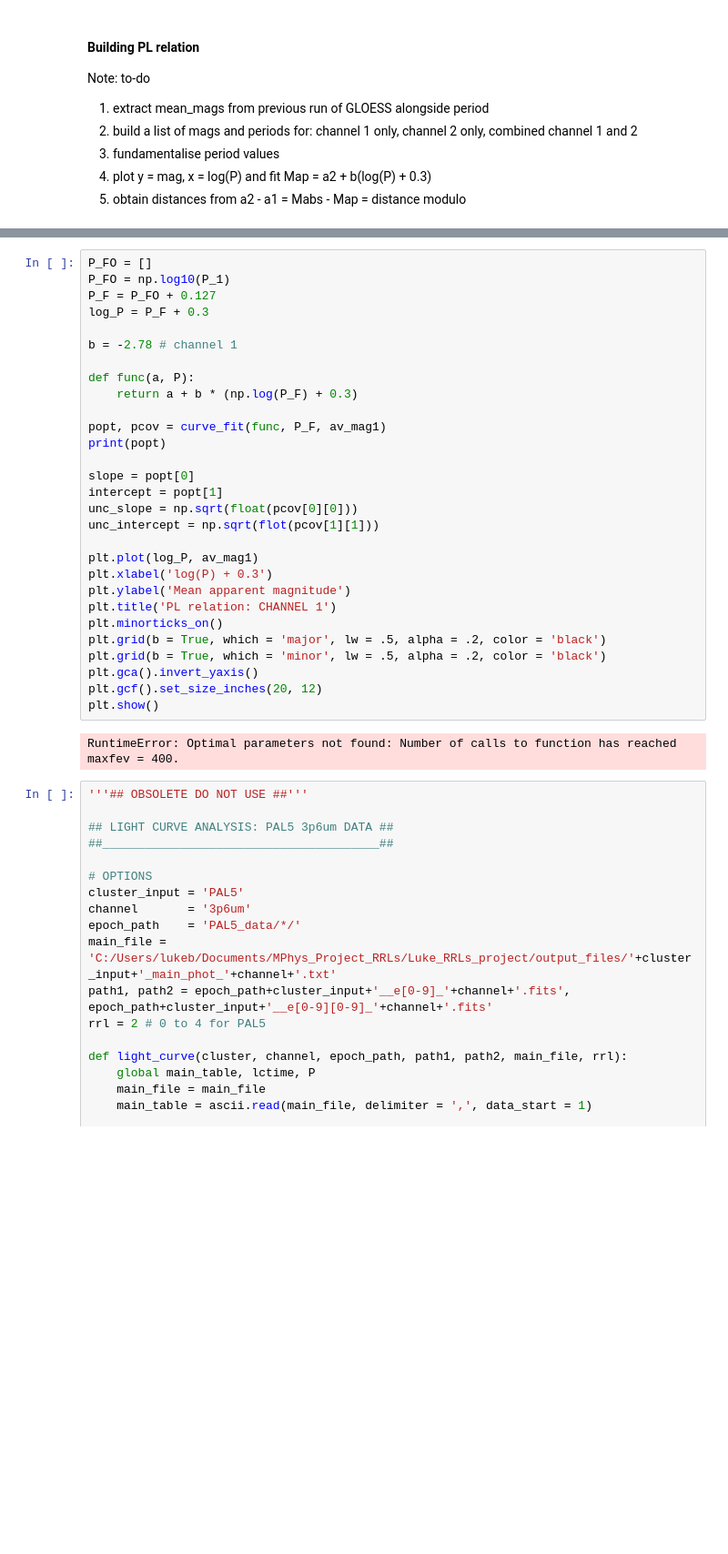
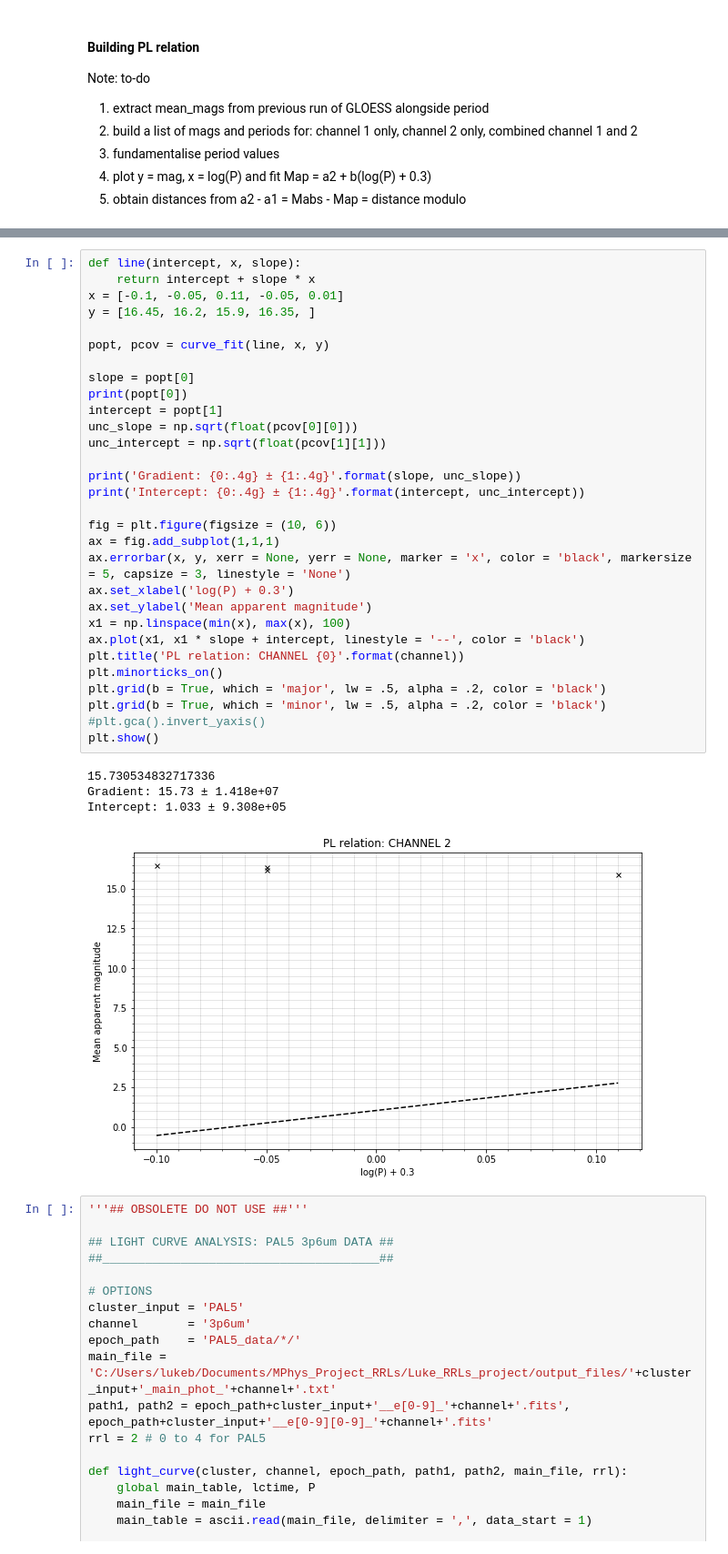
Before and after one commit to ltb24/Luke_RRLs_project, a Jupyter notebook: photometry_intro/Photometry_version_1_PAL5.ipynb, the cells around one changed output, grey strips where cells are left out. Shown at 91% size. Drawn from its saved outputs; the diff is of its cells as text; blank space fills up the shorter version.

```diff
--- a/photometry_intro/Photometry_version_1_PAL5.ipynb
+++ b/photometry_intro/Photometry_version_1_PAL5.ipynb
@@ -1250,34 +1310,38 @@ print(P_1)
 # %%
-P_FO = []
-P_FO = np.log10(P_1)
-P_F = P_FO + 0.127
-log_P = P_F + 0.3
+def line(intercept, x, slope):
+    return intercept + slope * x
+x = [-0.1, -0.05, 0.11, -0.05, 0.01]
+y = [16.45, 16.2, 15.9, 16.35, ]
 
-b = -2.78 # channel 1
-
-def func(a, P):
-    return a + b * (np.log(P_F) + 0.3)
-
-popt, pcov = curve_fit(func, P_F, av_mag1)
-print(popt)
+popt, pcov = curve_fit(line, x, y)
 
 slope = popt[0]
+print(popt[0])
 intercept = popt[1]
 unc_slope = np.sqrt(float(pcov[0][0]))
-unc_intercept = np.sqrt(flot(pcov[1][1]))
+unc_intercept = np.sqrt(float(pcov[1][1]))
 
-plt.plot(log_P, av_mag1)
-plt.xlabel('log(P) + 0.3')
-plt.ylabel('Mean apparent magnitude')
-plt.title('PL relation: CHANNEL 1')
+print('Gradient: {0:.4g} ± {1:.4g}'.format(slope, unc_slope))
+print('Intercept: {0:.4g} ± {1:.4g}'.format(intercept, unc_intercept))
+
+fig = plt.figure(figsize = (10, 6))
+ax = fig.add_subplot(1,1,1)
+ax.errorbar(x, y, xerr = None, yerr = None, marker = 'x', color = 'black', markersize = 5, capsize = 3, linestyle = 'None')
+ax.set_xlabel('log(P) + 0.3')
+ax.set_ylabel('Mean apparent magnitude')
+x1 = np.linspace(min(x), max(x), 100)
+ax.plot(x1, x1 * slope + intercept, linestyle = '--', color = 'black')
+plt.title('PL relation: CHANNEL {0}'.format(channel))
 plt.minorticks_on()
 plt.grid(b = True, which = 'major', lw = .5, alpha = .2, color = 'black')
 plt.grid(b = True, which = 'minor', lw = .5, alpha = .2, color = 'black')
-plt.gca().invert_yaxis()
-plt.gcf().set_size_inches(20, 12)
+#plt.gca().invert_yaxis()
 plt.show()
 # %% [output]
-RuntimeError: Optimal parameters not found: Number of calls to function has reached maxfev = 400.
+15.730534832717336
+Gradient: 15.73 ± 1.418e+07
+Intercept: 1.033 ± 9.308e+05
+[figure, added]
 # %%
 '''## OBSOLETE DO NOT USE ##'''
 
```
Also changed, not shown: parts of 8 cells of this notebook, 8 other files.
